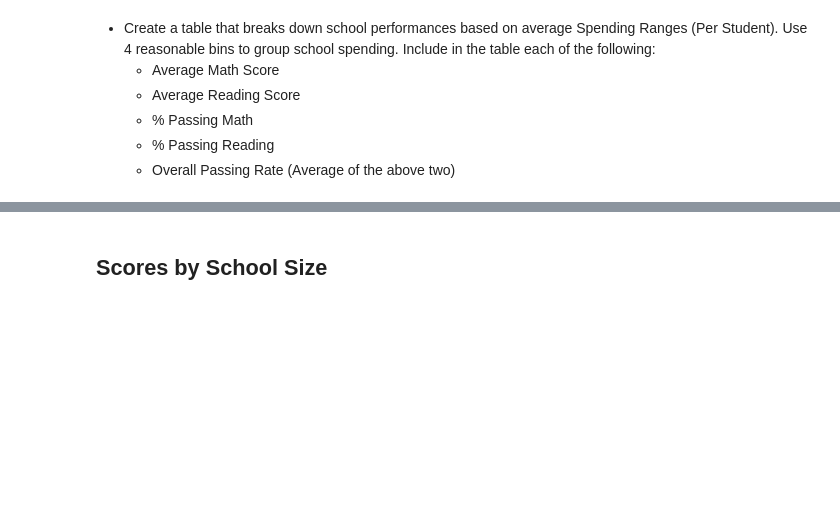
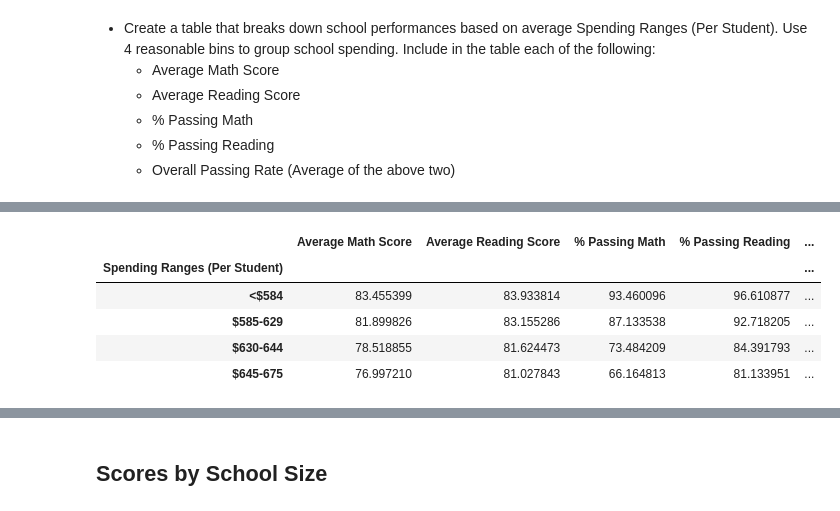
Before and after one commit to jayhjman/pandas-challenge, a Jupyter notebook: PyCitySchools/PyCitySchools.ipynb, the cells around one changed output, grey strips where cells are left out. Drawn from its saved outputs; the diff is of its cells as text; code cells hidden in the pictures; blank space fills up the shorter version.

Commit message:
added buckets school summaries

```diff
--- a/PyCitySchools/PyCitySchools.ipynb
+++ b/PyCitySchools/PyCitySchools.ipynb
@@ -932,0 +925,11 @@ format_reading_scores_by_grade_df
+# %%
+# Setup bins per spending ranges
+bins = [0,584,629,644,675]
+# %%
+# Setup groups per spending ranges
+groups = ['<$584','$585-629','$630-644','$645-675']
+# %%
+# Make a copy into our bucket_df of work_df which contains the raw data from an earlier exercise
+# easier to reuse this
+bucket_df = work_df.copy(deep=True)
+bucket_df.head(1)
@@ -932,0 +940,4 @@ format_reading_scores_by_grade_df
+# %%
+# Add our bucketed column to the the bucket_df so we can groupby these later for calculations
+bucket_df['Spending Ranges (Per Student)'] = pd.cut(bucket_df['Per Student Budget'], bins, labels=groups, include_lowest=True)
+bucket_df
@@ -932,0 +962,17 @@ format_reading_scores_by_grade_df
+# %%
+# Calculate the mean for each of the spending ranges by grouping by the spending ranges column we just created
+bucket_means_df = bucket_df.groupby('Spending Ranges (Per Student)').agg({
+    'Average Math Score':'mean',
+    'Average Reading Score':'mean',
+    '% Passing Math': 'mean',
+    '% Passing Reading': 'mean',
+    '% Overall Passing': 'mean'
+})
+bucket_means_df
+# %% [output]
+|  | Average Math Score | Average Reading Score | % Passing Math | % Passing Reading | ... |
+| Spending Ranges (Per Student) |  |  |  |  | ... |
+| <$584 | 83.455399 | 83.933814 | 93.460096 | 96.610877 | ... |
+| $585-629 | 81.899826 | 83.155286 | 87.133538 | 92.718205 | ... |
+| $630-644 | 78.518855 | 81.624473 | 73.484209 | 84.391793 | ... |
+| $645-675 | 76.997210 | 81.027843 | 66.164813 | 81.133951 | ... |
```
Also changed, not shown: parts of 11 cells of this notebook.
